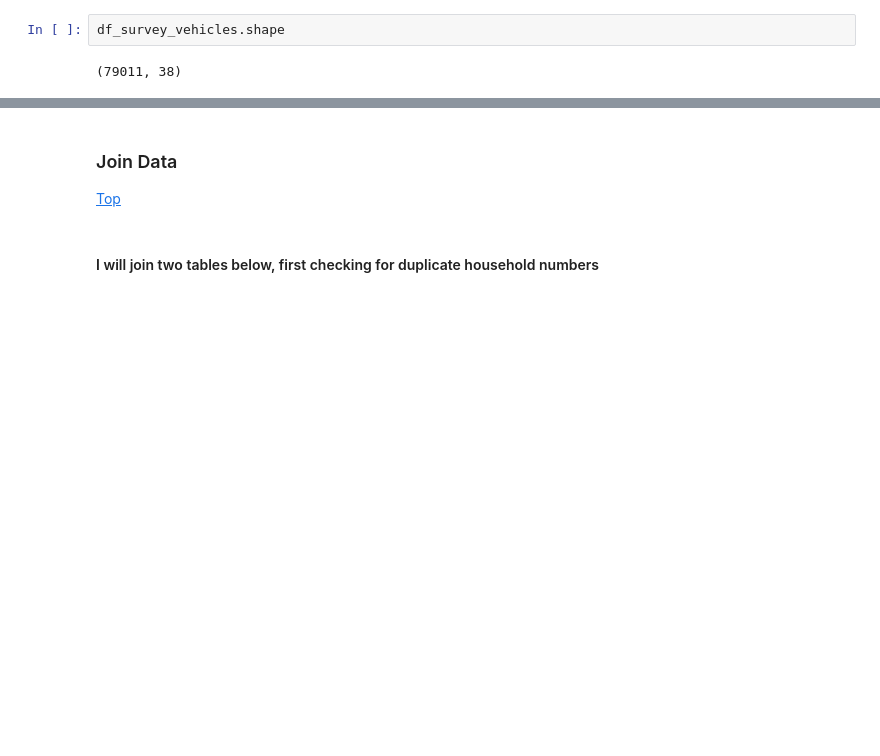
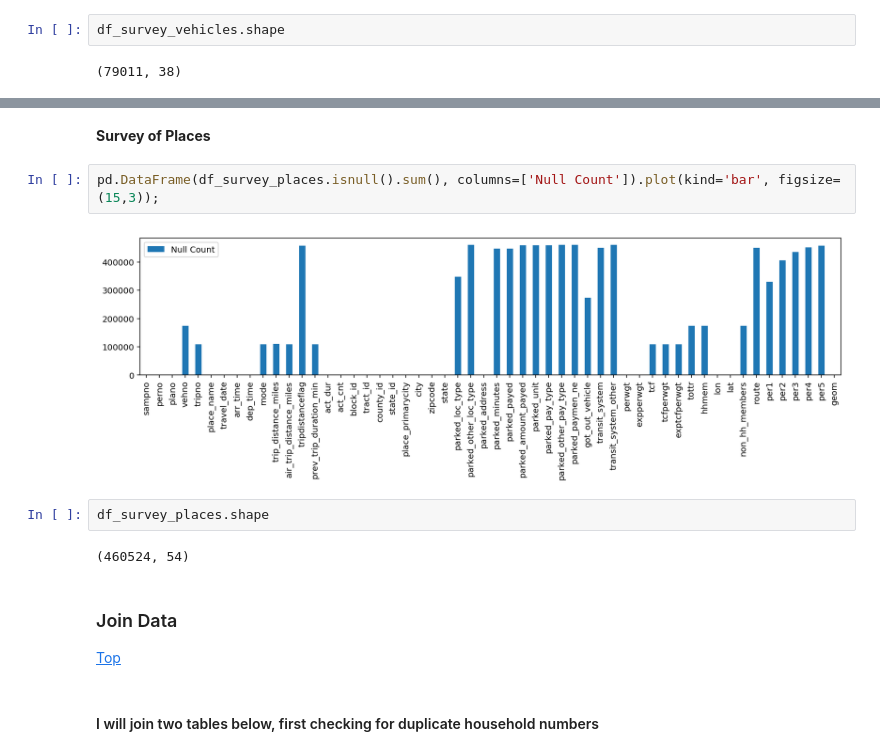
Before and after one commit to unakhat/caltravel, a Jupyter notebook: pipeline.ipynb, the cells around one changed output, grey strips where cells are left out. Cells and saved outputs as stored; diff of their text form; blank space fills up the shorter version.

```diff
--- a/pipeline.ipynb
+++ b/pipeline.ipynb
@@ -153,3 +181,13 @@ df_survey_vehicles.shape
+# %% [markdown]
+**Survey of Places**
+# %%
+pd.DataFrame(df_survey_places.isnull().sum(), columns=['Null Count']).plot(kind='bar', figsize=(15,3));
+# %% [output]
+[figure, added]
+# %%
+df_survey_places.shape
+# %% [output]
+(460524, 54)
 # %% [markdown]
 ### Join Data
 [Top](#Table-of-Contents)
```
Also changed, not shown: parts of 31 cells of this notebook.
